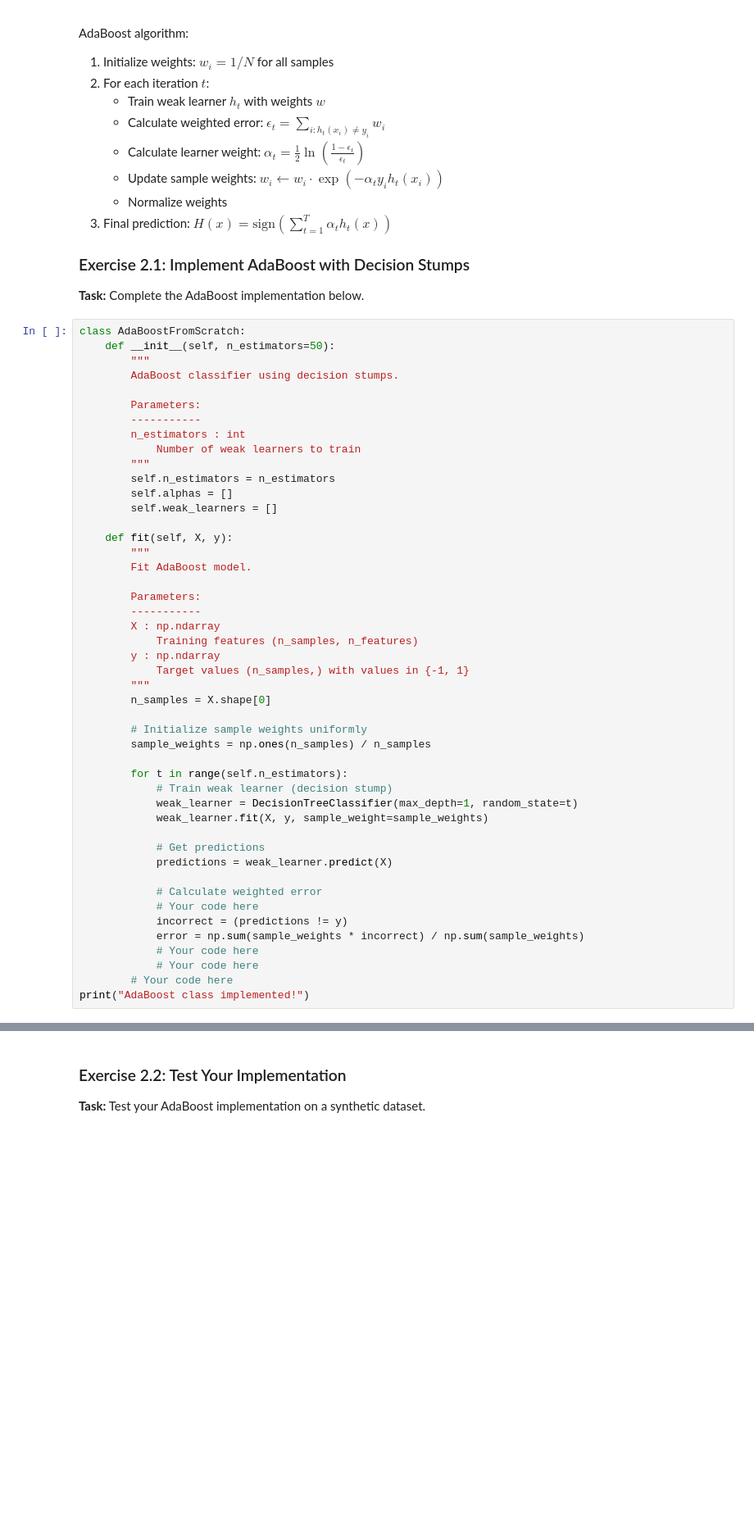
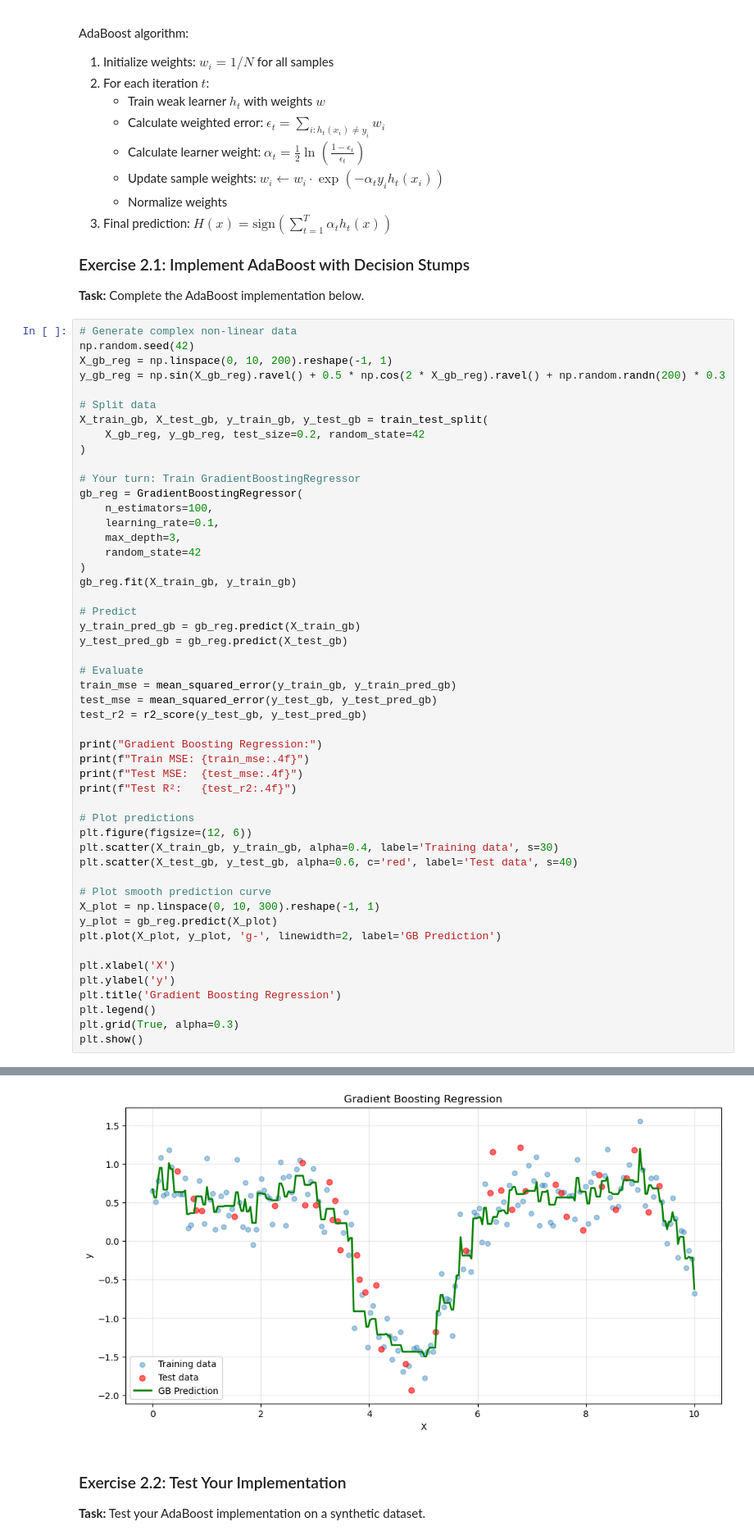
Before and after one commit to jumpingsphinx/jumpingsphinx.github.io, a Jupyter notebook: notebooks/module3-trees/solutions/solution_exercise4-boosting.ipynb, the cells around one changed output, grey strips where cells are left out. Shown at 82% size. Drawn from its saved outputs; the diff is of its cells as text; blank space fills up the shorter version.

```diff
--- a/notebooks/module3-trees/solutions/solution_exercise4-boosting.ipynb
+++ b/notebooks/module3-trees/solutions/solution_exercise4-boosting.ipynb
@@ -149,49 +123,53 @@ AdaBoost algorithm:
 
 **Task:** Complete the AdaBoost implementation below.
 # %%
-class AdaBoostFromScratch:
-    def __init__(self, n_estimators=50):
-        """
-        AdaBoost classifier using decision stumps.
+# Generate complex non-linear data
+np.random.seed(42)
+X_gb_reg = np.linspace(0, 10, 200).reshape(-1, 1)
+y_gb_reg = np.sin(X_gb_reg).ravel() + 0.5 * np.cos(2 * X_gb_reg).ravel() + np.random.randn(200) * 0.3
 
-        Parameters:
-        -----------
-        n_estimators : int
-            Number of weak learners to train
-        """
-        self.n_estimators = n_estimators
-        self.alphas = []
-        self.weak_learners = []
+# Split data
+X_train_gb, X_test_gb, y_train_gb, y_test_gb = train_test_split(
+    X_gb_reg, y_gb_reg, test_size=0.2, random_state=42
+)
 
-    def fit(self, X, y):
-        """
-        Fit AdaBoost model.
+# Your turn: Train GradientBoostingRegressor
+gb_reg = GradientBoostingRegressor(
+    n_estimators=100,
+    learning_rate=0.1,
+    max_depth=3,
+    random_state=42
+)
+gb_reg.fit(X_train_gb, y_train_gb)
 
-        Parameters:
-        -----------
-        X : np.ndarray
-            Training features (n_samples, n_features)
-        y : np.ndarray
-            Target values (n_samples,) with values in {-1, 1}
-        """
-        n_samples = X.shape[0]
+# Predict
+y_train_pred_gb = gb_reg.predict(X_train_gb)
+y_test_pred_gb = gb_reg.predict(X_test_gb)
 
-        # Initialize sample weights uniformly
-        sample_weights = np.ones(n_samples) / n_samples
+# Evaluate
+train_mse = mean_squared_error(y_train_gb, y_train_pred_gb)
+test_mse = mean_squared_error(y_test_gb, y_test_pred_gb)
+test_r2 = r2_score(y_test_gb, y_test_pred_gb)
 
-        for t in range(self.n_estimators):
-            # Train weak learner (decision stump)
-            weak_learner = DecisionTreeClassifier(max_depth=1, random_state=t)
-            weak_learner.fit(X, y, sample_weight=sample_weights)
+print("Gradient Boosting Regression:")
+print(f"Train MSE: {train_mse:.4f}")
+print(f"Test MSE:  {test_mse:.4f}")
+print(f"Test R²:   {test_r2:.4f}")
 
-            # Get predictions
-            predictions = weak_learner.predict(X)
+# Plot predictions
+plt.figure(figsize=(12, 6))
+plt.scatter(X_train_gb, y_train_gb, alpha=0.4, label='Training data', s=30)
+plt.scatter(X_test_gb, y_test_gb, alpha=0.6, c='red', label='Test data', s=40)
 
-            # Calculate weighted error
-            # Your code here
-            incorrect = (predictions != y)
-            error = np.sum(sample_weights * incorrect) / np.sum(sample_weights)
-            # Your code here
-            # Your code here
-        # Your code here
-print("AdaBoost class implemented!")
+# Plot smooth prediction curve
+X_plot = np.linspace(0, 10, 300).reshape(-1, 1)
+y_plot = gb_reg.predict(X_plot)
+plt.plot(X_plot, y_plot, 'g-', linewidth=2, label='GB Prediction')
+
+plt.xlabel('X')
+plt.ylabel('y')
+plt.title('Gradient Boosting Regression')
+plt.legend()
+plt.grid(True, alpha=0.3)
+plt.show()
+# %% [output]
@@ -198,3 +180,4 @@ print("AdaBoost class implemented!")
+[figure, added]
 # %% [markdown]
 ### Exercise 2.2: Test Your Implementation
 
```
Also changed, not shown: parts of 24 cells of this notebook, 40 other files.
